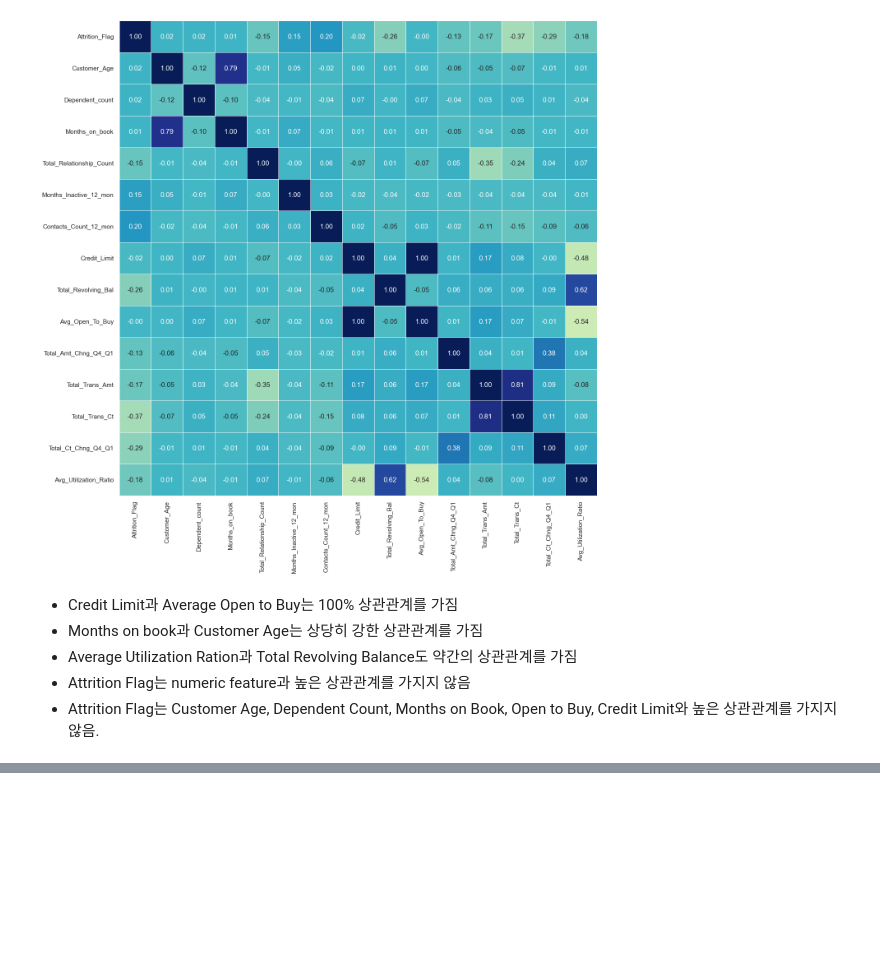
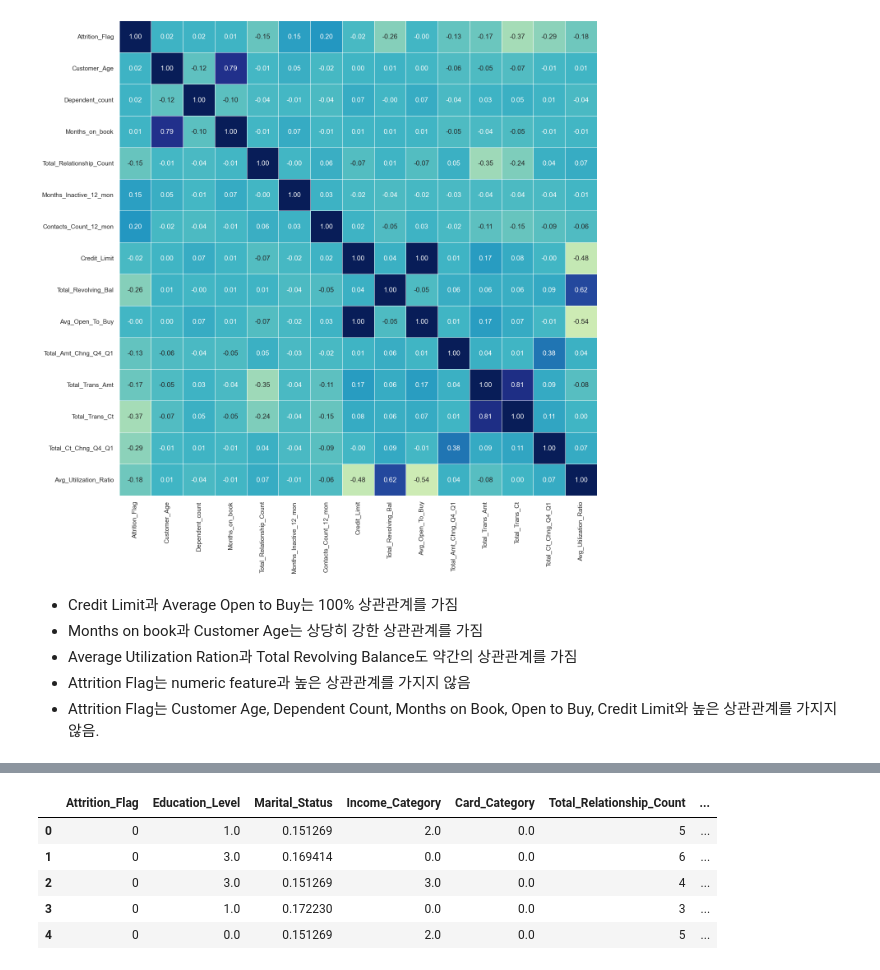
Before and after one commit to geneeol/data-analysis, a Jupyter notebook: bank_churn.ipynb, the cells around one changed output, grey strips where cells are left out. Drawn from its saved outputs; the diff is of its cells as text; code cells hidden in the pictures; blank space fills up the shorter version.

```diff
--- a/bank_churn.ipynb
+++ b/bank_churn.ipynb
@@ -476,0 +653,35 @@ ROC AUC:  0.8935486425726232
+# %%
+df_model = df.copy()
+df_model['Attrition_Flag'] = df_model['Attrition_Flag'].map(codes).astype(int)
+
+columns_to_drop = ["Credit_Limit", "Dependent_count", "Months_on_book", "Avg_Open_To_Buy", "Customer_Age"]
+df_model = df_model.drop(columns=columns_to_drop)
+
+one_hot_encoding_feature = ['Gender']
+ohe = OneHotEncoder(sparse_output=False, drop='first')
+df_ohe = pd.DataFrame(ohe.fit_transform(df_model[one_hot_encoding_feature]), columns=ohe.get_feature_names_out(one_hot_encoding_feature))
+df_model = df_model.drop(columns=one_hot_encoding_feature).reset_index(drop=True)
+df_model = pd.concat([df_model, df_ohe], axis=1)
+
+ordinal_encoding_orders = {
+    'Education_Level': ['Uneducated', 'High School', 'College', 'Graduate', 'Post-Graduate', 'Doctorate', 'Unknown'],
+    'Income_Category': ['Less than $40K', '$40K - $60K', '$60K - $80K', '$80K - $120K', '$120K +', 'Unknown'],
+    'Card_Category': ['Blue', 'Silver', 'Gold', 'Platinum']
+}
+
+ordinal_features = list(ordinal_encoding_orders.keys())
+ordinal_encoder = OrdinalEncoder(categories=[ordinal_encoding_orders[col] for col in ordinal_features], handle_unknown='use_encoded_value', unknown_value=-1)
+df_model[ordinal_features] = ordinal_encoder.fit_transform(df_model[ordinal_features])
+
+target_encoding_feature = ['Marital_Status']
+target_encoder = TargetEncoder(cols=target_encoding_feature)
+df_model[target_encoding_feature] = target_encoder.fit_transform(df_model[target_encoding_feature], df_model['Attrition_Flag'])  # Replace 'target_variable' with your actual target column name
+
+df_model.head()
+# %% [output]
+|  | Attrition_Flag | Education_Level | Marital_Status | Income_Category | Card_Category | Total_Relationship_Count | ... |
+| 0 | 0 | 1.0 | 0.151269 | 2.0 | 0.0 | 5 | ... |
+| 1 | 0 | 3.0 | 0.169414 | 0.0 | 0.0 | 6 | ... |
+| 2 | 0 | 3.0 | 0.151269 | 3.0 | 0.0 | 4 | ... |
+| 3 | 0 | 1.0 | 0.172230 | 0.0 | 0.0 | 3 | ... |
+| 4 | 0 | 0.0 | 0.151269 | 2.0 | 0.0 | 5 | ... |
```
Also changed, not shown: parts of 15 cells of this notebook.
